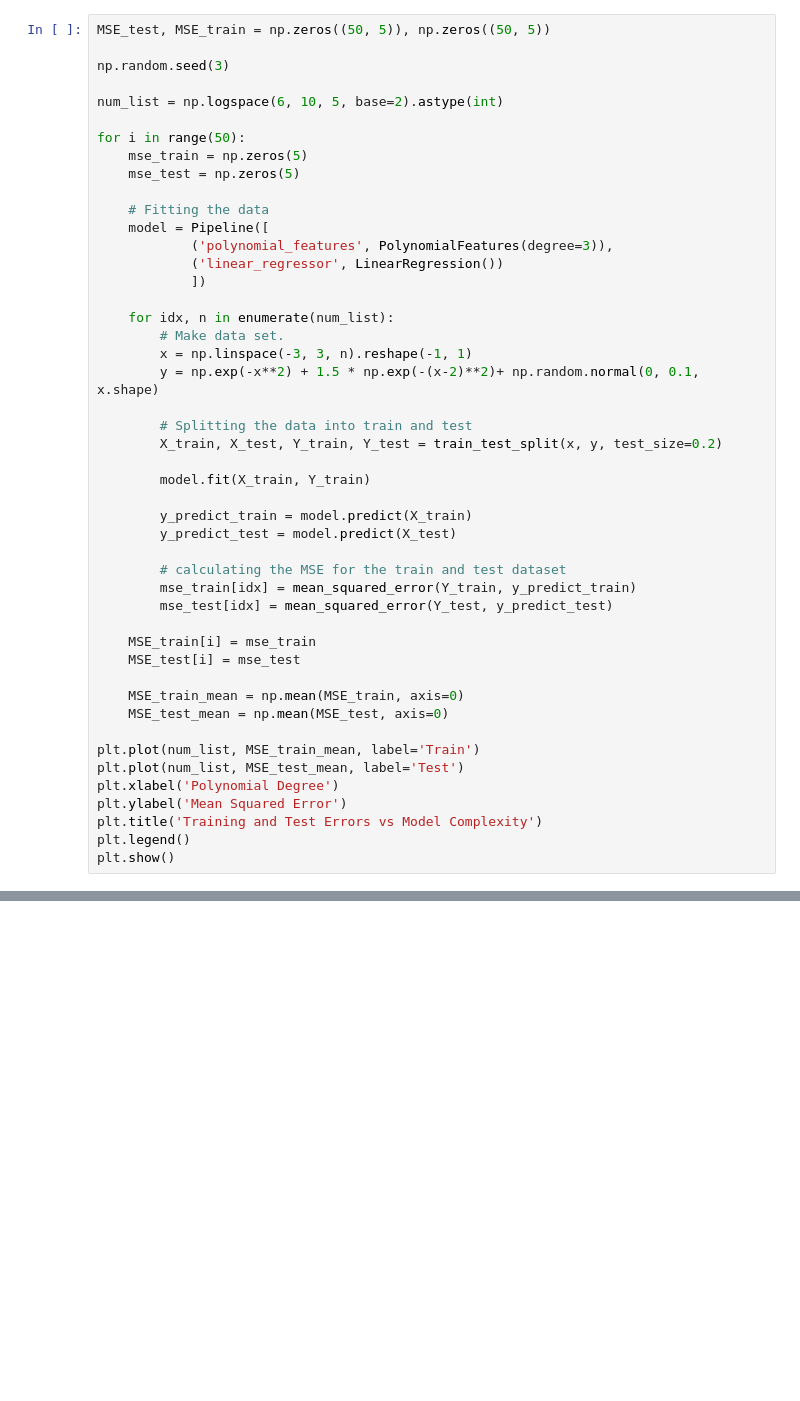
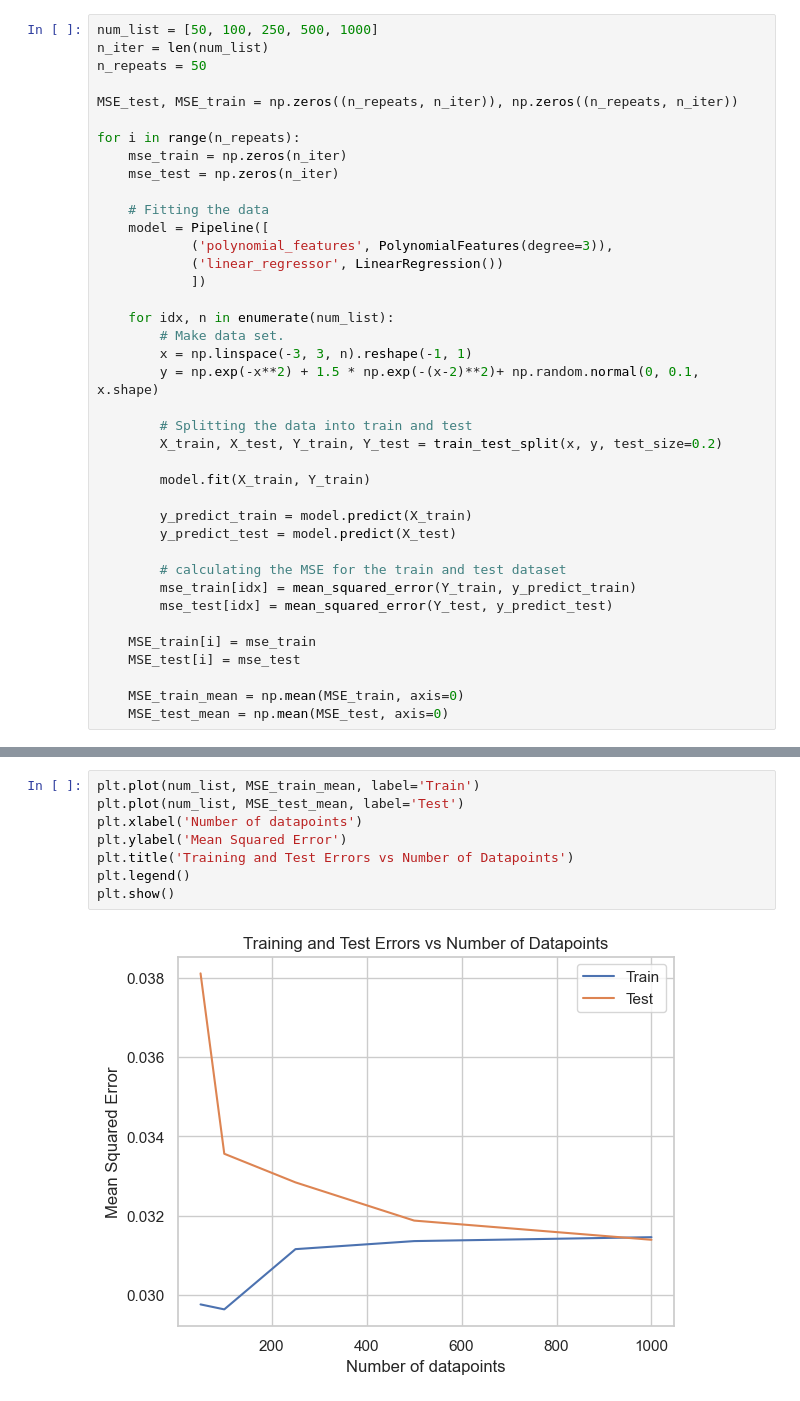
Before and after one commit to MariaFlyAway/Project1_FYS_STK, a Jupyter notebook: Exercises/bias_variance_tradeoff.ipynb, the cells around one changed output, grey strips where cells are left out. Drawn from its saved outputs; the diff is of its cells as text; blank space fills up the shorter version.

```diff
--- a/Exercises/bias_variance_tradeoff.ipynb
+++ b/Exercises/bias_variance_tradeoff.ipynb
@@ -58,13 +60,13 @@ plt.show()
 # %%
-MSE_test, MSE_train = np.zeros((50, 5)), np.zeros((50, 5))
+num_list = [50, 100, 250, 500, 1000]
+n_iter = len(num_list)
+n_repeats = 50
 
-np.random.seed(3)
+MSE_test, MSE_train = np.zeros((n_repeats, n_iter)), np.zeros((n_repeats, n_iter))
 
-num_list = np.logspace(6, 10, 5, base=2).astype(int)
-
-for i in range(50):
-    mse_train = np.zeros(5)
-    mse_test = np.zeros(5)
+for i in range(n_repeats):
+    mse_train = np.zeros(n_iter)
+    mse_test = np.zeros(n_iter)
 
     # Fitting the data
     model = Pipeline([
@@ -94,11 +96,3 @@ for i in range(50):
 
     MSE_train_mean = np.mean(MSE_train, axis=0)
     MSE_test_mean = np.mean(MSE_test, axis=0)
-
-plt.plot(num_list, MSE_train_mean, label='Train')
-plt.plot(num_list, MSE_test_mean, label='Test')
-plt.xlabel('Polynomial Degree')
-plt.ylabel('Mean Squared Error')
-plt.title('Training and Test Errors vs Model Complexity')
-plt.legend()
-plt.show()
@@ -106,0 +99,10 @@ plt.show()
+# %%
+plt.plot(num_list, MSE_train_mean, label='Train')
+plt.plot(num_list, MSE_test_mean, label='Test')
+plt.xlabel('Number of datapoints')
+plt.ylabel('Mean Squared Error')
+plt.title('Training and Test Errors vs Number of Datapoints')
+plt.legend()
+plt.show()
+# %% [output]
+[figure, added]
```
Also changed, not shown: parts of 3 cells of this notebook, 4 other files.
